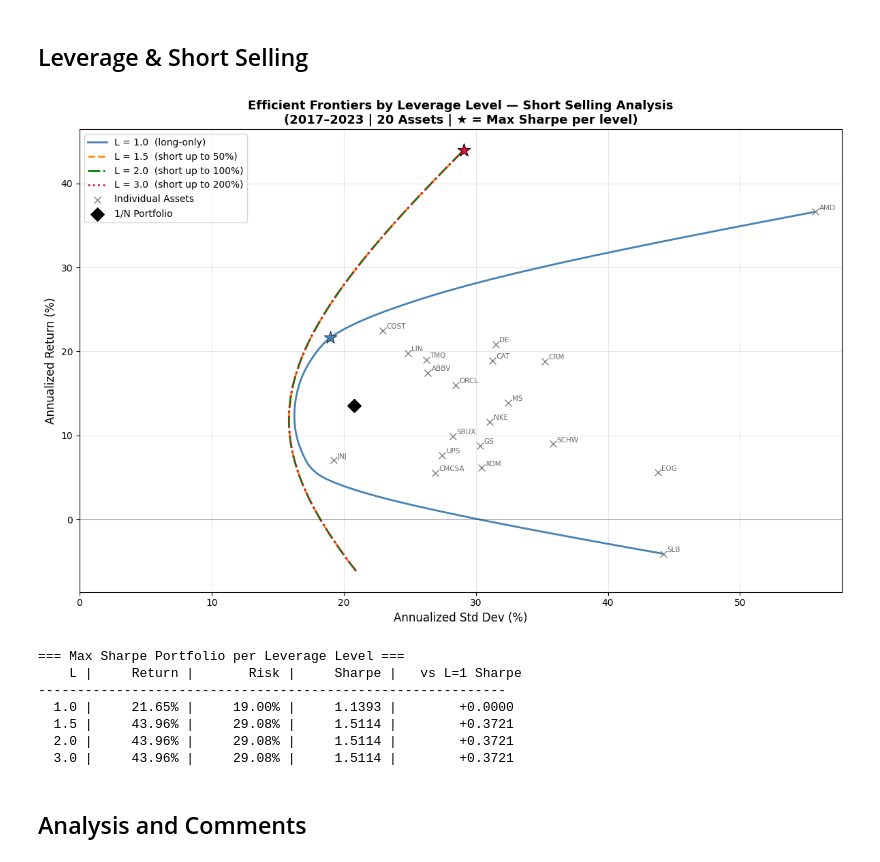
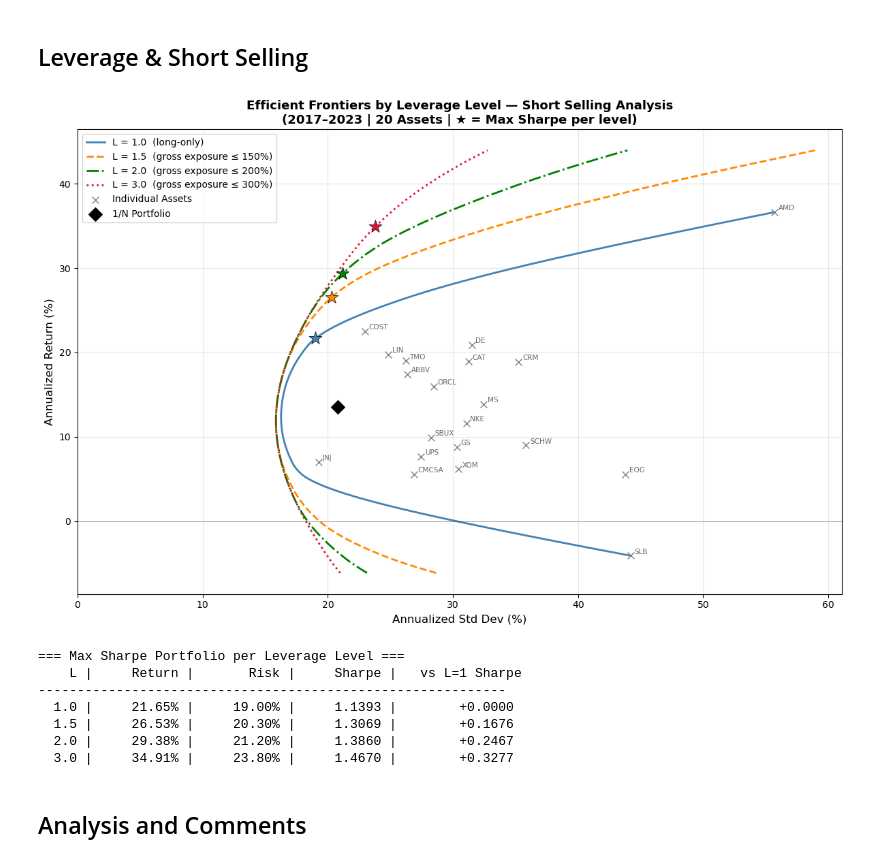
Before and after one commit to chartouni/project-2, a Jupyter notebook: project2.ipynb, the cells around one changed output. Drawn from its saved outputs; the diff is of its cells as text; code cells hidden in the pictures.

```diff
--- a/project2.ipynb
+++ b/project2.ipynb
@@ -119,0 +155,19 @@ plt.show()
+# %%
+N_MC = 100_000
+np.random.seed(42)
+
+mc_weights  = np.random.dirichlet(np.ones(n), N_MC)   # rows sum to 1, all >= 0
+mc_returns  = mc_weights @ mu_val
+mc_vols     = np.sqrt(np.einsum('ij,jk,ik->i', mc_weights, cov_val, mc_weights))
+mc_sharpes  = mc_returns / mc_vols
+
+mc_df = pd.DataFrame({
+    'Return'    : mc_returns,
+    'Volatility': mc_vols,
+    'Sharpe'    : mc_sharpes
+})
+
+print(f"Monte Carlo: {N_MC:,} portfolios simulated")
+print(f"Return range   : {mc_returns.min()*100:.2f}% → {mc_returns.max()*100:.2f}%")
+print(f"Volatility range: {mc_vols.min()*100:.2f}% → {mc_vols.max()*100:.2f}%")
+print(f"Max Sharpe found: {mc_sharpes.max():.4f}")
@@ -398,6 +497,4 @@ results_lev = {}   # store frontier per leverage level
 # %%
-# Cell 6: EXTRA CREDIT — Leverage & Short Selling
-# Reference: Textbook p.402
 # Leverage level L means: sum(w) = 1, but w can be negative (short)
 # We implement: -L <= w_i, sum(w) = 1 (net invested = 1, shorts allowed)
 
@@ -405,7 +502,7 @@ leverage_levels = [1.0, 1.5, 2.0, 3.0]   # L=1 is long-only baseline
 colors_lev      = ['steelblue', 'darkorange', 'green', 'crimson']
 linestyles_lev  = ['-', '--', '-.', ':']
 
-results_lev = {}   # store frontier per leverage level
+results_lev = {}
 
 fig, ax = plt.subplots(figsize=(12, 8))
 
@@ -413,24 +510,21 @@ for L, col, ls in zip(leverage_levels, colors_lev, linestyles_lev):
 
     ret_l, risk_l, w_l = [], [], []
 
-    w3          = cp.Variable(n)
-    tgt3        = cp.Parameter()
-    objective3  = cp.Minimize(cp.quad_form(w3, cov_val))
+    w3         = cp.Variable(n)
+    tgt3       = cp.Parameter()
+    objective3 = cp.Minimize(cp.quad_form(w3, cov_val))
 
     if L == 1.0:
         constraints3 = [mu_val @ w3 == tgt3,
                         cp.sum(w3) == 1,
-                        w3 >= 0]                         # long-only
+                        w3 >= 0]                      # long-only
     else:
-        max_short = L - 1                                # e.g. L=2 → can short up to 100%
         constraints3 = [mu_val @ w3 == tgt3,
                         cp.sum(w3) == 1,
-                        w3 >= -max_short,                # short limit
-                        w3 <= L]                         # long limit
+                        cp.norm1(w3) <= L]            # ← FIXED: gross leverage cap
 
     prob3 = cp.Problem(objective3, constraints3)
 
-    # Wider return range for leveraged portfolios
     t_min = mu_val.min() * (1.5 if L > 1 else 1.0)
     t_max = mu_val.max() * (1.2 if L > 1 else 1.0)
     targets = np.linspace(t_min, t_max, 300)
@@ -448,65 +542,66 @@ for L, col, ls in zip(leverage_levels, colors_lev, linestyles_lev):
     risk_l = np.array(risk_l)
     results_lev[L] = {'ret': ret_l, 'risk': risk_l, 'weights': w_l}
 
-    label = f'L = {L:.1f}  ({"long-only" if L==1 else f"short up to {int((L-1)*100)}%"})'
+    label = f'L = {L:.1f}  ({"long-only" if L==1 else f"gross exposure ≤ {int(L*100)}%"})'
     ax.plot(risk_l * 100, ret_l * 100,
             color=col, linestyle=ls, linewidth=2, label=label)
 
-    # Mark max Sharpe per leverage level
     if len(ret_l) > 0:
-        sr_l = ret_l / risk_l
-        idx_sr = np.argmax(sr_l)
+        sr_l    = ret_l / risk_l
+        idx_sr  = np.argmax(sr_l)
         ax.scatter(risk_l[idx_sr]*100, ret_l[idx_sr]*100,
                    color=col, marker='*', s=200,
                    edgecolors='black', linewidths=0.5, zorder=5)
 
-# --- Individual assets ---
+# Individual assets
 vols_ind = np.sqrt(np.diag(cov_val))
 ax.scatter(vols_ind*100, mu_val*100,
            marker='x', color='gray', s=50, linewidths=1, zorder=3, label='Individual Assets')
 for i, tk in enumerate(tickers):
     ax.annotate(tk, (vols_ind[i]*100, mu_val[i]*100),
-                textcoords='offset points', xytext=(4,2), fontsize=7.5, color='dimgray')
+                textcoords='offset points', xytext=(4, 2), fontsize=7.5, color='dimgray')
 
-# --- 1/N ---
+# 1/N
 ax.scatter(risk_eq*100, ret_eq*100,
            marker='D', color='black', s=100, zorder=6, label='1/N Portfolio')
 
 ax.axhline(0, color='black', linewidth=0.5, alpha=0.4)
 ax.set_xlabel('Annualized Std Dev (%)', fontsize=12)
 ax.set_ylabel('Annualized Return (%)', fontsize=12)
-ax.set_title('Efficient Frontiers by Leverage Level — Short Selling Analysis\n(2017–2023 | 20 Assets | ★ = Max Sharpe per level)',
+ax.set_title('Efficient Frontiers by Leverage Level — Short Selling Analysis\n'
+             '(2017–2023 | 20 Assets | ★ = Max Sharpe per level)',
              fontsize=13, fontweight='bold')
 ax.legend(fontsize=10, loc='upper left')
 ax.grid(True, alpha=0.3)
 ax.set_xlim(left=0)
 plt.tight_layout()
 plt.savefig('efficient_frontier_leverage.png', dpi=150, bbox_inches='tight')
 plt.show()
 
-# --- Summary table: Max Sharpe per leverage level ---
+# Summary table
 print("\n=== Max Sharpe Portfolio per Leverage Level ===")
 print(f"{'L':>5} | {'Return':>10} | {'Risk':>10} | {'Sharpe':>10} | {'vs L=1 Sharpe':>15}")
 print("-" * 60)
 sr_base = None
 for L in leverage_levels:
-    d = results_lev[L]
-    sr = d['ret'] / d['risk']
-    idx = np.argmax(sr)
+    d      = results_lev[L]
+    sr     = d['ret'] / d['risk']
+    idx    = np.argmax(sr)
     sr_val = sr[idx]
     if L == 1.0:
         sr_base = sr_val
     diff = sr_val - sr_base
-    print(f"{L:>5.1f} | {d['ret'][idx]*100:>9.2f}% | {d['risk'][idx]*100:>9.2f}% | {sr_val:>10.4f} | {diff:>+14.4f}")
+    print(f"{L:>5.1f} | {d['ret'][idx]*100:>9.2f}% | {d['risk'][idx]*100:>9.2f}% | "
+          f"{sr_val:>10.4f} | {diff:>+14.4f}")
 # %% [output]
-[figure, old version]
+[figure, new version]
 === Max Sharpe Portfolio per Leverage Level ===
     L |     Return |       Risk |     Sharpe |   vs L=1 Sharpe
 ------------------------------------------------------------
   1.0 |     21.65% |     19.00% |     1.1393 |        +0.0000
-  1.5 |     43.96% |     29.08% |     1.5114 |        +0.3721
-  2.0 |     43.96% |     29.08% |     1.5114 |        +0.3721
-  3.0 |     43.96% |     29.08% |     1.5114 |        +0.3721
+  1.5 |     26.53% |     20.30% |     1.3069 |        +0.1676
+  2.0 |     29.38% |     21.20% |     1.3860 |        +0.2467
+  3.0 |     34.91% |     23.80% |     1.4670 |        +0.3277
 # %% [markdown]
 ## Analysis and Comments
 # %% [markdown]
```
Also changed, not shown: parts of 9 cells of this notebook.
